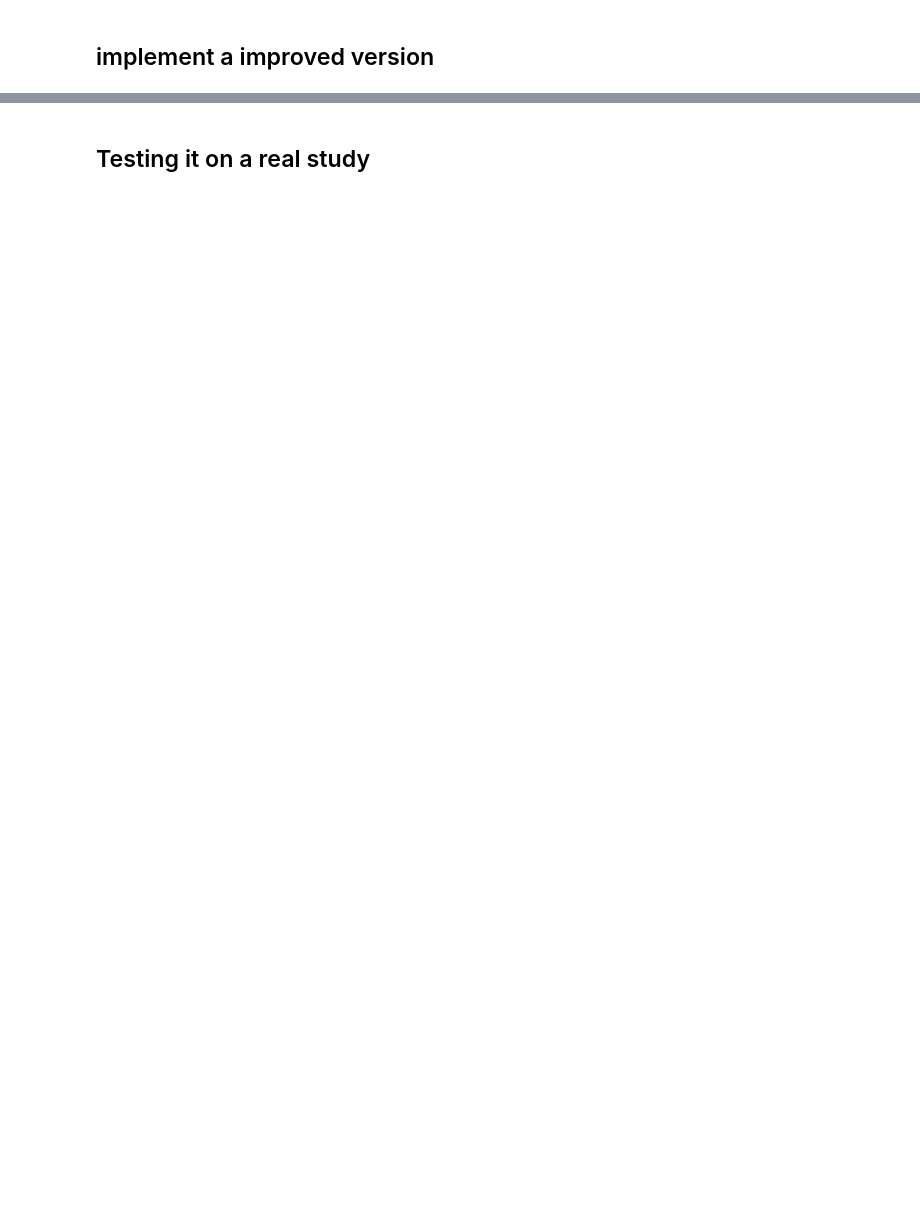
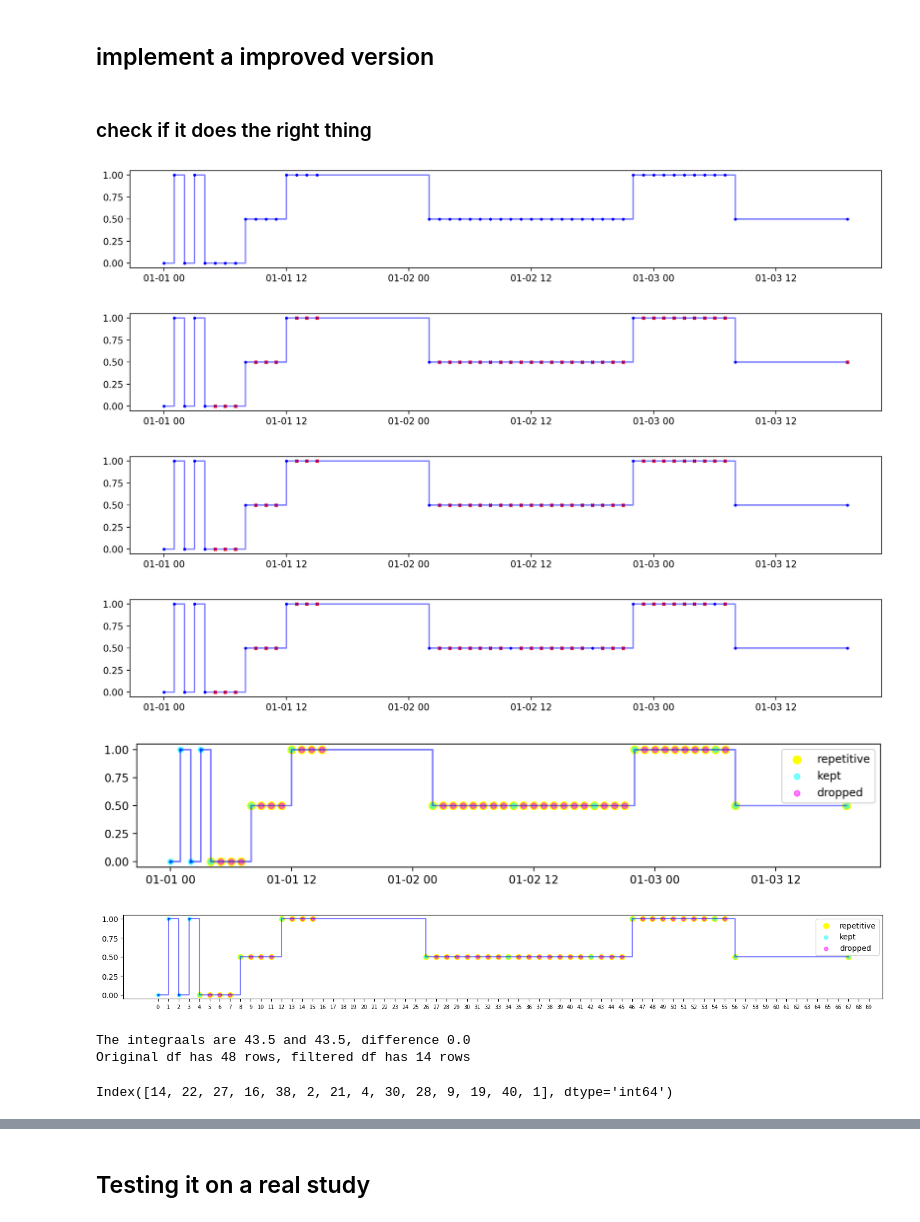
Before and after one commit to nudgebg/egvinsulin, a Jupyter notebook: notebooks/2024-04-25 - Dropping Repetitive Values.ipynb, the cells around one changed output, grey strips where cells are left out. Saved outputs shown, nothing was run; the diff lists cells and outputs as text; code cells hidden in the pictures; blank space fills up the shorter version.

```diff
--- a/notebooks/2024-04-25 - Dropping Repetitive Values.ipynb
+++ b/notebooks/2024-04-25 - Dropping Repetitive Values.ipynb
@@ -362,0 +395,41 @@ Execution time 5.498270 seconds
+# %% [markdown]
+### check if it does the right thing
+# %%
+i_all_repetitives, i_keep, i_drop = get_repetitive_indexes_improved(df, 'datetime', 'basal_rate', max_duration=max_duration)
+%matplotlib inline
+plt.figure(figsize=(18, 2)); ax=plt.gca()
+draw_basal(df,ax)
+temp = df.loc[i_all_repetitives]
+ax.scatter(temp['datetime'], temp['basal_rate'], s=50, color='yellow',marker='o',alpha=1,label='repetitive')
+temp = df.loc[i_keep]
+ax.scatter(temp['datetime'], temp['basal_rate'], s=25, color='cyan',marker='o',alpha=.5,label='kept')
+temp = df.loc[i_drop]
+ax.scatter(temp['datetime'], temp['basal_rate'], s=25, color='magenta',marker='o',alpha=.5,label='dropped')
+
+date_range = pd.date_range(df.datetime.min(),periods=70,freq='1h')
+ax.set_xticks(date_range)
+ax.set_xticklabels(np.arange(0, len(date_range)),fontsize='x-small')
+
+plt.legend()
+plt.show()
+
+
+#compare the sum
+td_original = integrate_zoh(df)
+td_improved = integrate_zoh(df.drop(i_drop))
+print(f"The integraals are {td_original} and {td_improved}, difference {td_original-td_improved}")
+#report number of rows
+print(f"Original df has {len(df)} rows, filtered df has {len(df.drop(i_drop))} rows")
+# %% [output]
+[figure, added]
+[figure, added]
+[figure, added]
+[figure, added]
+[figure, added]
+[figure, added]
+The integraals are 43.5 and 43.5, difference 0.0
+Original df has 48 rows, filtered df has 14 rows
+# %%
+i_keep
+# %% [output]
+Index([14, 22, 27, 16, 38, 2, 21, 4, 30, 28, 9, 19, 40, 1], dtype='int64')
```
Also changed, not shown: parts of 20 cells of this notebook.
